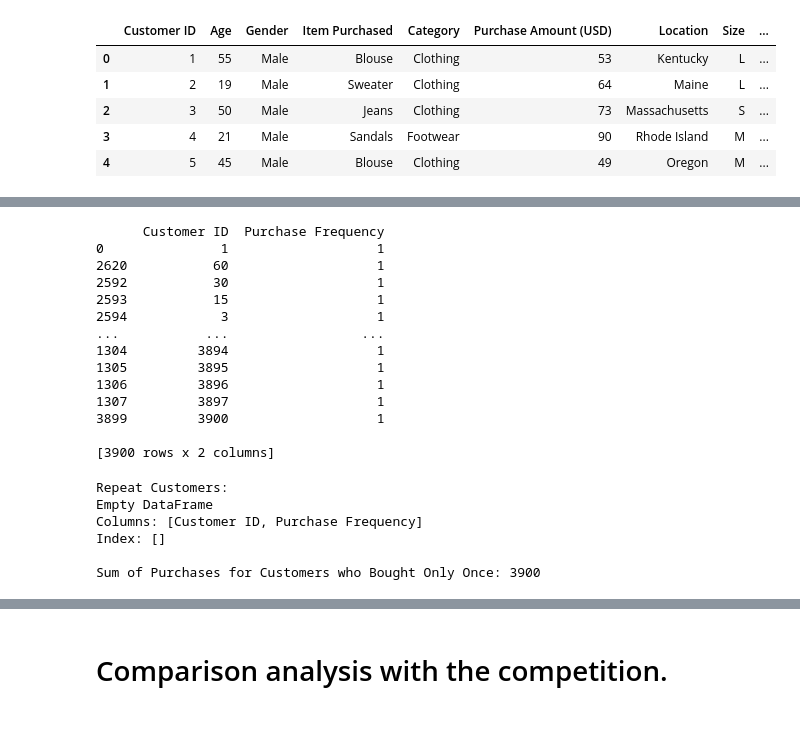
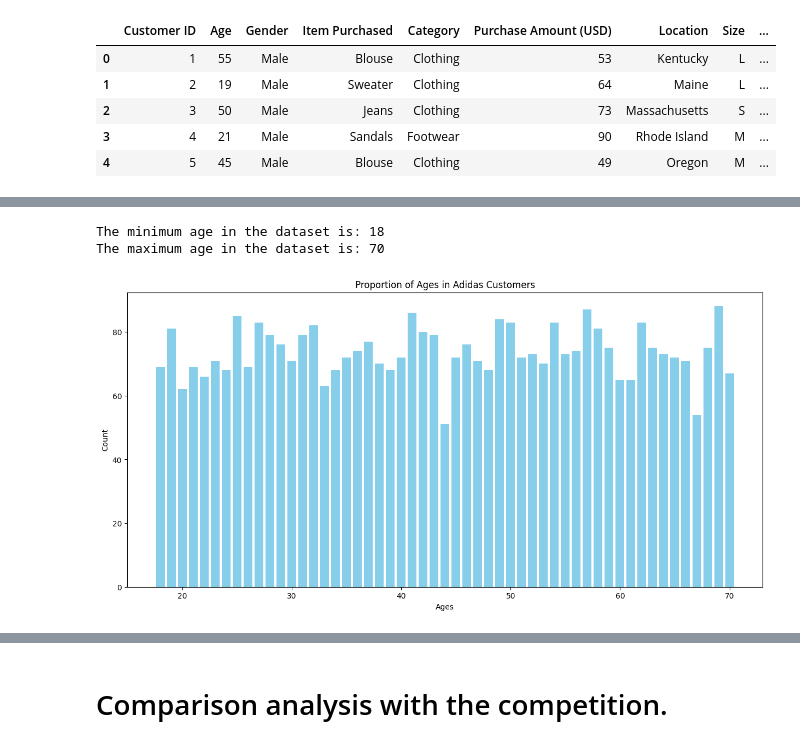
Before and after one commit to delatorrena2016/sql-etl-analytics, a Jupyter notebook: src/etl/wrangle.ipynb, the cells around one changed output, grey strips where cells are left out. Cells and saved outputs as stored; diff of their text form; code cells hidden in the pictures.

```diff
--- a/src/etl/wrangle.ipynb
+++ b/src/etl/wrangle.ipynb
@@ -195,52 +162,0 @@ plt.show()
-# %%
-# 9. Purchasing Frequency Analysis using Customer ID
-customer_frequency = df_trends['Customer ID'].value_counts().reset_index()
-customer_frequency.columns = ['Customer ID', 'Purchase Frequency']
-
-# Sort the DataFrame by 'Purchase Frequency' in descending order
-customer_frequency = customer_frequency.sort_values(by='Purchase Frequency', ascending=False)
-
-# Display the sorted table
-print(customer_frequency)
-# %% [output]
-      Customer ID  Purchase Frequency
-0               1                   1
-2620           60                   1
-2592           30                   1
-2593           15                   1
-2594            3                   1
-...           ...                 ...
-1304         3894                   1
-1305         3895                   1
-1306         3896                   1
-1307         3897                   1
-3899         3900                   1
-
-[3900 rows x 2 columns]
-# %%
-# 9. Purchasing Frequency Analysis using Customer ID
-customer_frequency = df_trends['Customer ID'].value_counts().reset_index()
-customer_frequency.columns = ['Customer ID', 'Purchase Frequency']
-
-# Filter customers who purchased more than once
-repeat_customers = customer_frequency[customer_frequency['Purchase Frequency'] > 1]
-
-# Sort the DataFrame by 'Purchase Frequency' in descending order
-repeat_customers = repeat_customers.sort_values(by='Purchase Frequency', ascending=False)
-
-# Display the table for repeat customers
-print("Repeat Customers:")
-print(repeat_customers)
-
-# Calculate and print the sum of purchases for customers who bought only once
-sum_single_purchases = customer_frequency[customer_frequency['Purchase Frequency'] == 1]['Purchase Frequency'].sum()
-print("\nSum of Purchases for Customers who Bought Only Once:", sum_single_purchases)
-
-#
-# %% [output]
-Repeat Customers:
-Empty DataFrame
-Columns: [Customer ID, Purchase Frequency]
-Index: []
-
-Sum of Purchases for Customers who Bought Only Once: 3900
@@ -246,0 +166,21 @@ Sum of Purchases for Customers who Bought Only Once: 3900
+# %%
+# 1.1 Get the Ranges of ages
+min_age = df_trends['Age'].min()
+max_age = df_trends['Age'].max()
+
+print(f"The minimum age in the dataset is: {min_age}")
+print(f"The maximum age in the dataset is: {max_age}")
+# %% [output]
+The minimum age in the dataset is: 18
+The maximum age in the dataset is: 70
+# %%
+# 1.2 Proportion of ages
+age_counts = df_trends['Age'].value_counts().sort_index()
+plt.figure(figsize=(15, 7))
+plt.bar(age_counts.index, age_counts.values, color=['skyblue'])
+plt.title('Proportion of Ages in Adidas Customers')
+plt.xlabel('Ages')
+plt.ylabel('Count')
+plt.show()
+# %% [output]
+[figure, added]
```
Also changed, not shown: parts of 49 cells of this notebook, 1 other file.
